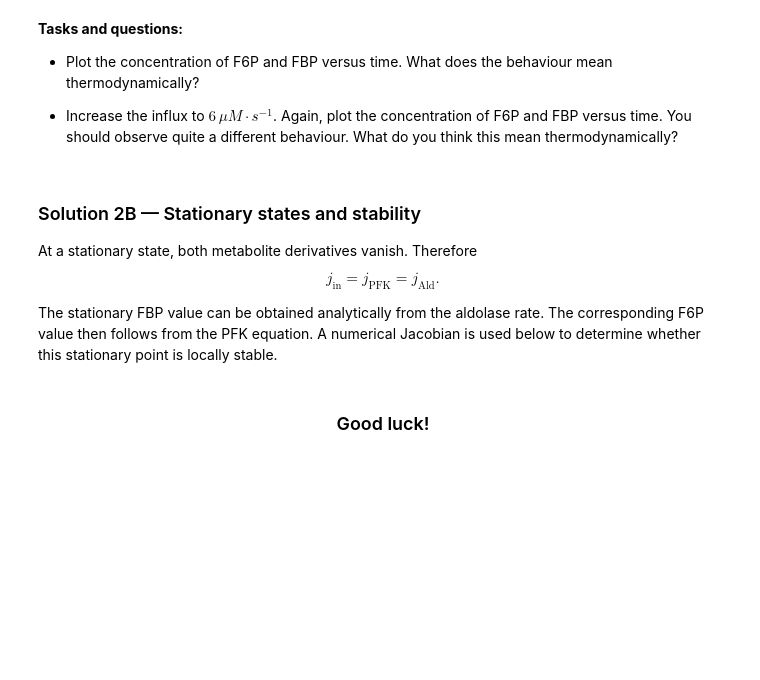
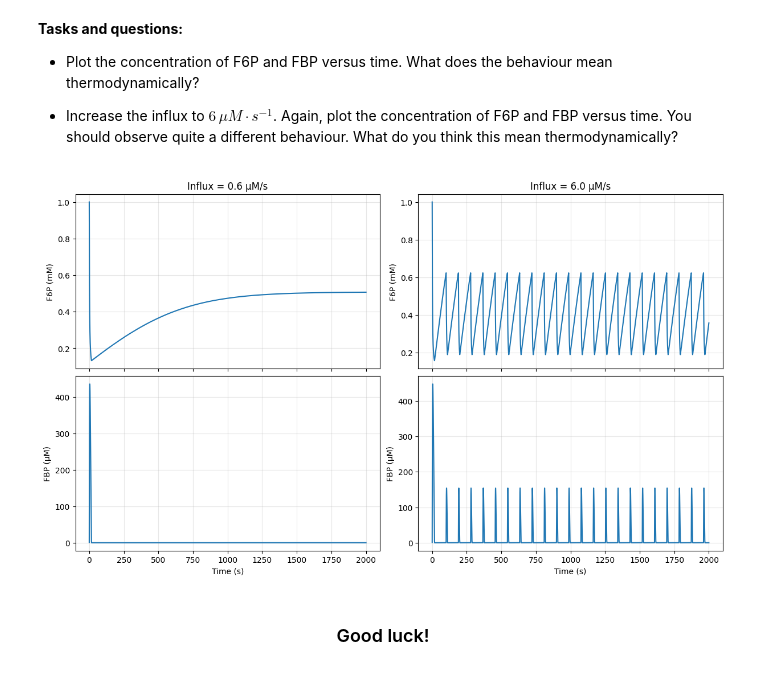
Before and after one commit to go-Woe/Lab1-Mathematical-modelling-of-biological-systems, a Jupyter notebook: lab2_.ipynb, the cells around one changed output. Cells and saved outputs as stored; diff of their text form; code cells hidden in the pictures; blank space fills up the shorter version.

```diff
--- a/lab2_.ipynb
+++ b/lab2_.ipynb
@@ -377,7 +370,7 @@ def reaction_fluxes(concentrations, influx):
     ])
 
 
-def concentration_derivatives(time, concentrations, influx):
+def concentration_derivatives(concentrations, influx):
     return STOICHIOMETRIC_MATRIX @ reaction_fluxes(concentrations, influx)
 # %%
 def simulate(influx_micromolar_per_second, duration=2000.0, output_step=0.25):
@@ -394,7 +387,6 @@ def simulate(influx_micromolar_per_second, duration=2000.0, output_step=0.25):
         t_eval=time_points,
         atol=1e-12,
         rtol=1e-8,
-        max_step=0.25,
     )
     return sol
 # %% [markdown]
@@ -405,20 +397,39 @@ Finally, `bv` is a vector of initial values; you can use F6P $= 1$ mM, FBP $= 1\
 - Plot the concentration of F6P and FBP versus time. What does the behaviour mean thermodynamically?
 
 - Increase the influx to $6\,\mu M \cdot s^{-1}$. Again, plot the concentration of F6P and FBP versus time. You should observe quite a different behaviour. What do you think this mean thermodynamically?
-# %% [markdown]
-### Solution 2B — Stationary states and stability
-
-At a stationary state, both metabolite derivatives vanish. Therefore
-
-$$
-j_{\mathrm{in}}=j_{\mathrm{PFK}}=j_{\mathrm{Ald}}.
-$$
-
-The stationary FBP value can be obtained analytically from the aldolase rate. The corresponding F6P value then follows from the PFK equation. A numerical Jacobian is used below to determine whether this stationary point is locally stable.
 # %%
-# the code here
-#
-#
+solution_low = simulate(0.6)
+solution_high = simulate(6.0)
+
+fig, axes = plt.subplots(
+    2, 2,
+    figsize=(12, 7),
+    sharex=True,
+    constrained_layout=True,
+)
+
+# Low influx: 0.6 µM/s
+axes[0, 0].plot(solution_low.t, solution_low.y[0] * 1e3)
+axes[1, 0].plot(solution_low.t, solution_low.y[1] * 1e6)
+axes[0, 0].set_title("Influx = 0.6 µM/s")
+
+# High influx: 6.0 µM/s
+axes[0, 1].plot(solution_high.t, solution_high.y[0] * 1e3)
+axes[1, 1].plot(solution_high.t, solution_high.y[1] * 1e6)
+axes[0, 1].set_title("Influx = 6.0 µM/s")
+
+# Axis labels
+for column in range(2):
+    axes[0, column].set_ylabel("F6P (mM)")
+    axes[1, column].set_ylabel("FBP (µM)")
+    axes[1, column].set_xlabel("Time (s)")
+
+for ax in axes.flat:
+    ax.grid(alpha=0.3)
+
+plt.show()
+# %% [output]
+[figure, added]
 # %% [markdown]
 <div align="center">
 
```
Also changed, not shown: parts of 4 cells of this notebook.
